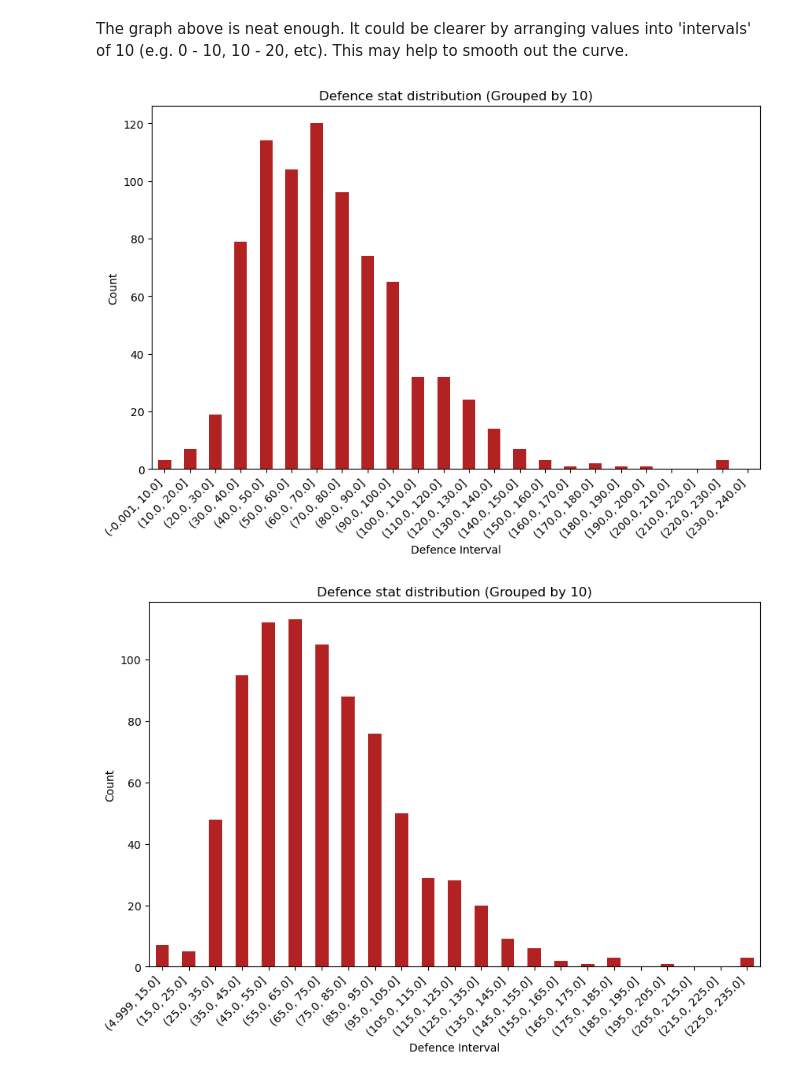
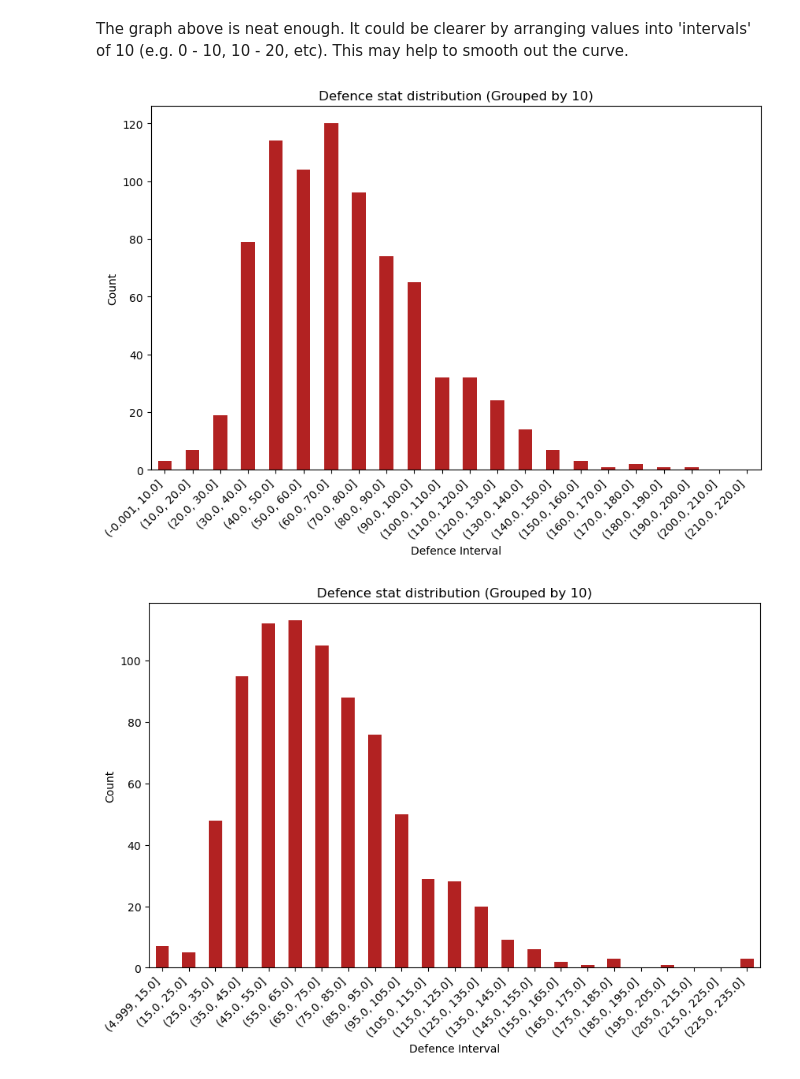
Before and after one commit to Albadylic/pokemon-data, a Jupyter notebook: pokemon_data_analysis.ipynb, the cells around one changed output. Drawn from its saved outputs; the diff is of its cells as text; code cells hidden in the pictures.

```diff
--- a/pokemon_data_analysis.ipynb
+++ b/pokemon_data_analysis.ipynb
@@ -235,12 +237,12 @@ barchart((24,6), defence_counts, 'Value', 'Count', 'Defence stat distribution')
 # %% [markdown]
 The graph above is neat enough. It could be clearer by arranging values into 'intervals' of 10 (e.g. 0 - 10, 10 - 20, etc). This may help to smooth out the curve.
 # %%
-defence_intervals = np.arange(0, pokemon_df['defense'].max() + 11, 10)
+defence_intervals = np.arange(0, pokemon_df['defense'].max(), 10)
 defence_counts = pokemon_df['defense'].value_counts(bins=defence_intervals).sort_index()
 
 barchart((10, 6), defence_counts, 'Defence Interval', 'Count', 'Defence stat distribution (Grouped by 10)')
 # %% [output]
-[figure, old version]
+[figure, new version]
 # %%
 defence_intervals = np.arange(pokemon_df['defense'].min(), pokemon_df['defense'].max() + 11, 10)
 defence_counts = pokemon_df['defense'].value_counts(bins=defence_intervals).sort_index()
```
Also changed, not shown: parts of 10 cells of this notebook.
